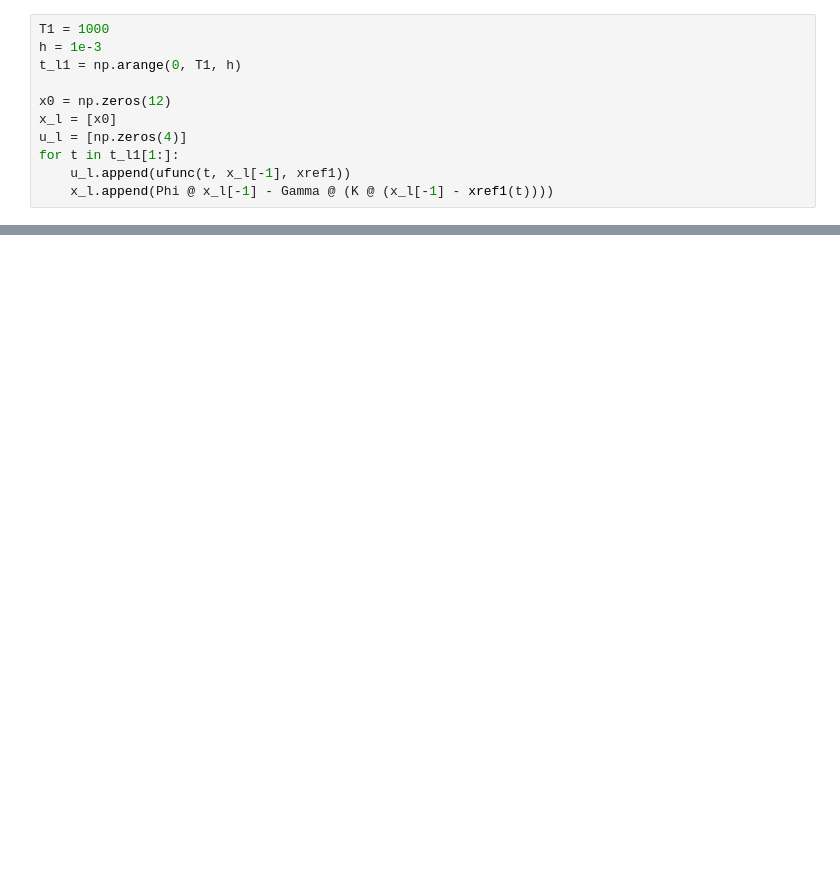
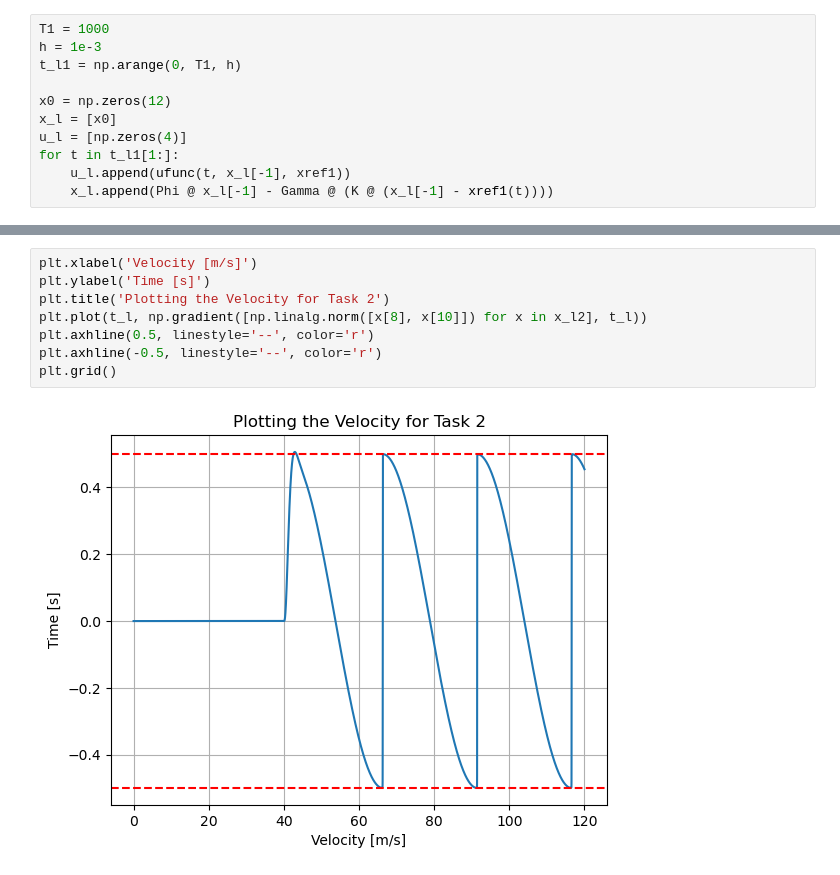
Before and after one commit to aaliyahgaffey/AE-352-Project-2, a Jupyter notebook: AE352_Group_Project.ipynb, the cells around one changed output, grey strips where cells are left out. Cells and saved outputs as stored; diff of their text form; blank space fills up the shorter version.

```diff
--- a/AE352_Group_Project.ipynb
+++ b/AE352_Group_Project.ipynb
@@ -446,0 +413,10 @@ for t in t_l3[1:]:
+# %%
+plt.xlabel('Velocity [m/s]')
+plt.ylabel('Time [s]')
+plt.title('Plotting the Velocity for Task 2')
+plt.plot(t_l, np.gradient([np.linalg.norm([x[8], x[10]]) for x in x_l2], t_l))
+plt.axhline(0.5, linestyle='--', color='r')
+plt.axhline(-0.5, linestyle='--', color='r')
+plt.grid()
+# %% [output]
+[figure, added]
```
Also changed, not shown: parts of 21 cells of this notebook, 6 other files.
